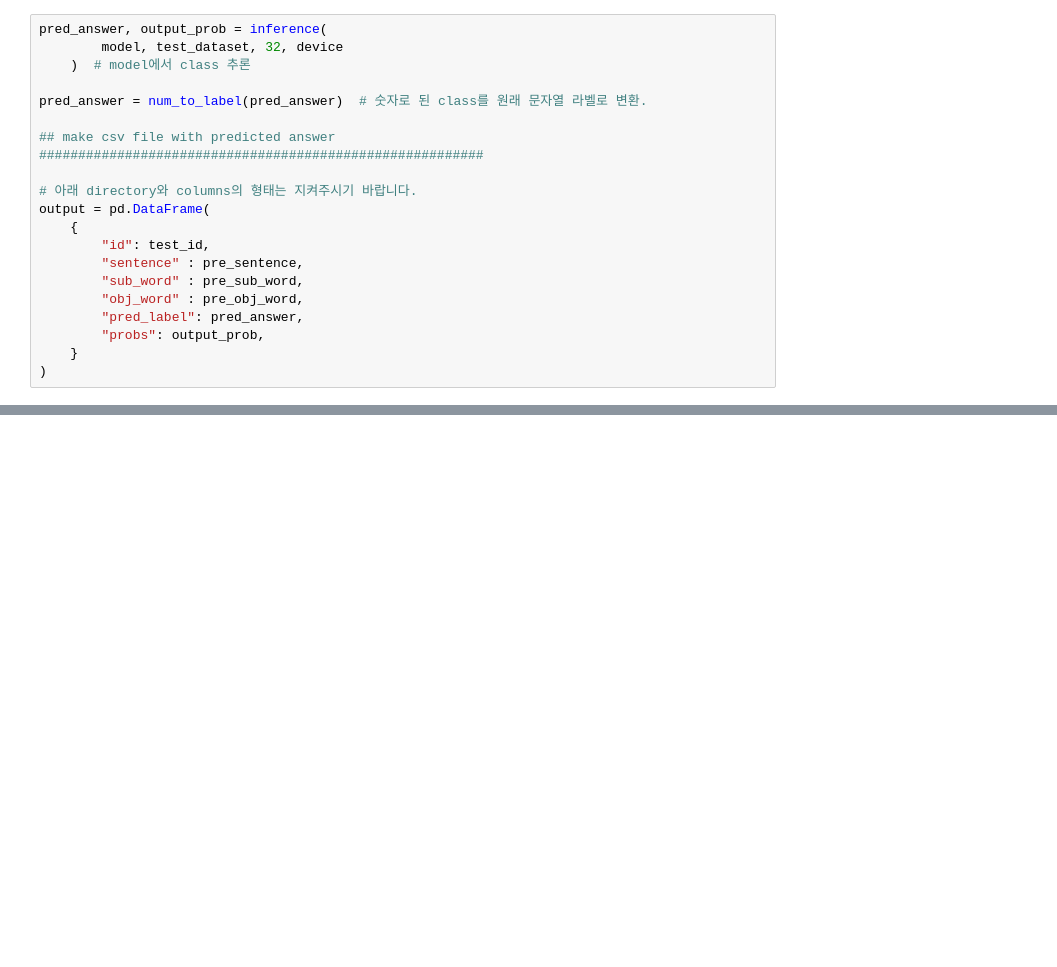
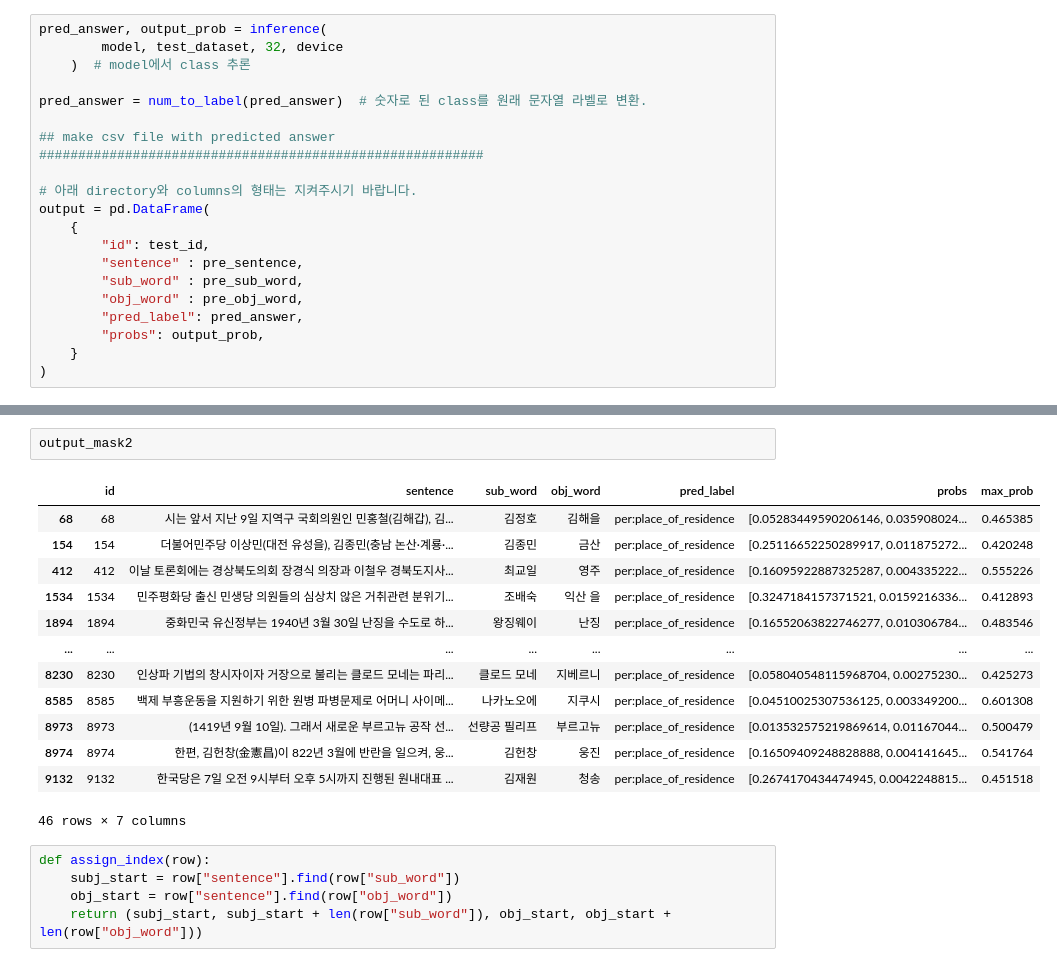
Before and after one commit to boostcampaitech4lv23nlp2/level2_klue_nlp-level2-nlp-11, a Jupyter notebook: notebook/pororo ner.ipynb, the cells around one changed output, grey strips where cells are left out. Saved outputs shown, nothing was run; the diff lists cells and outputs as text; blank space fills up the shorter version.

```diff
--- a/notebook/pororo ner.ipynb
+++ b/notebook/pororo ner.ipynb
@@ -293,0 +330,21 @@ for idx, item  in output_mask1[:].iterrows() :
+# %%
+output_mask2
+# %% [output]
+|  | id | sentence | sub_word | obj_word | pred_label | probs | max_prob |
+| 68 | 68 | 시는 앞서 지난 9일 지역구 국회의원인 민홍철(김해갑), 김... | 김정호 | 김해을 | per:place_of_residence | [0.05283449590206146, 0.035908024... | 0.465385 |
+| 154 | 154 | 더불어민주당 이상민(대전 유성을), 김종민(충남 논산·계룡·... | 김종민 | 금산 | per:place_of_residence | [0.25116652250289917, 0.011875272... | 0.420248 |
+| 412 | 412 | 이날 토론회에는 경상북도의회 장경식 의장과 이철우 경북도지사... | 최교일 | 영주 | per:place_of_residence | [0.16095922887325287, 0.004335222... | 0.555226 |
+| 1534 | 1534 | 민주평화당 출신 민생당 의원들의 심상치 않은 거취관련 분위기... | 조배숙 | 익산 을 | per:place_of_residence | [0.3247184157371521, 0.0159216336... | 0.412893 |
+| 1894 | 1894 | 중화민국 유신정부는 1940년 3월 30일 난징을 수도로 하... | 왕징웨이 | 난징 | per:place_of_residence | [0.16552063822746277, 0.010306784... | 0.483546 |
+| ... | ... | ... | ... | ... | ... | ... | ... |
+| 8230 | 8230 | 인상파 기법의 창시자이자 거장으로 불리는 클로드 모네는 파리... | 클로드 모네 | 지베르니 | per:place_of_residence | [0.058040548115968704, 0.00275230... | 0.425273 |
+| 8585 | 8585 | 백제 부흥운동을 지원하기 위한 원병 파병문제로 어머니 사이메... | 나카노오에 | 지쿠시 | per:place_of_residence | [0.04510025307536125, 0.003349200... | 0.601308 |
+| 8973 | 8973 | (1419년 9월 10일). 그래서 새로운 부르고뉴 공작 선... | 선량공 필리프 | 부르고뉴 | per:place_of_residence | [0.013532575219869614, 0.01167044... | 0.500479 |
+| 8974 | 8974 | 한편, 김헌창(金憲昌)이 822년 3월에 반란을 일으켜, 웅... | 김헌창 | 웅진 | per:place_of_residence | [0.16509409248828888, 0.004141645... | 0.541764 |
+| 9132 | 9132 | 한국당은 7일 오전 9시부터 오후 5시까지 진행된 원내대표 ... | 김재원 | 청송 | per:place_of_residence | [0.2674170434474945, 0.0042248815... | 0.451518 |
+46 rows × 7 columns
+# %%
+def assign_index(row):
+    subj_start = row["sentence"].find(row["sub_word"])
+    obj_start = row["sentence"].find(row["obj_word"])
+    return (subj_start, subj_start + len(row["sub_word"]), obj_start, obj_start + len(row["obj_word"]))
```
Also changed, not shown: parts of 17 cells of this notebook, 1 other file.
